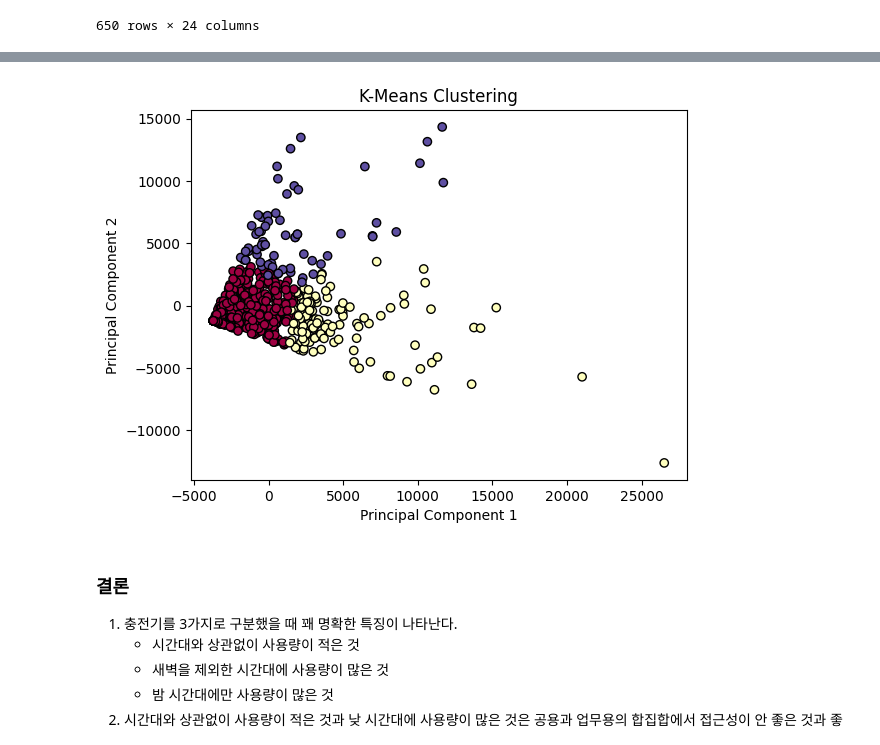
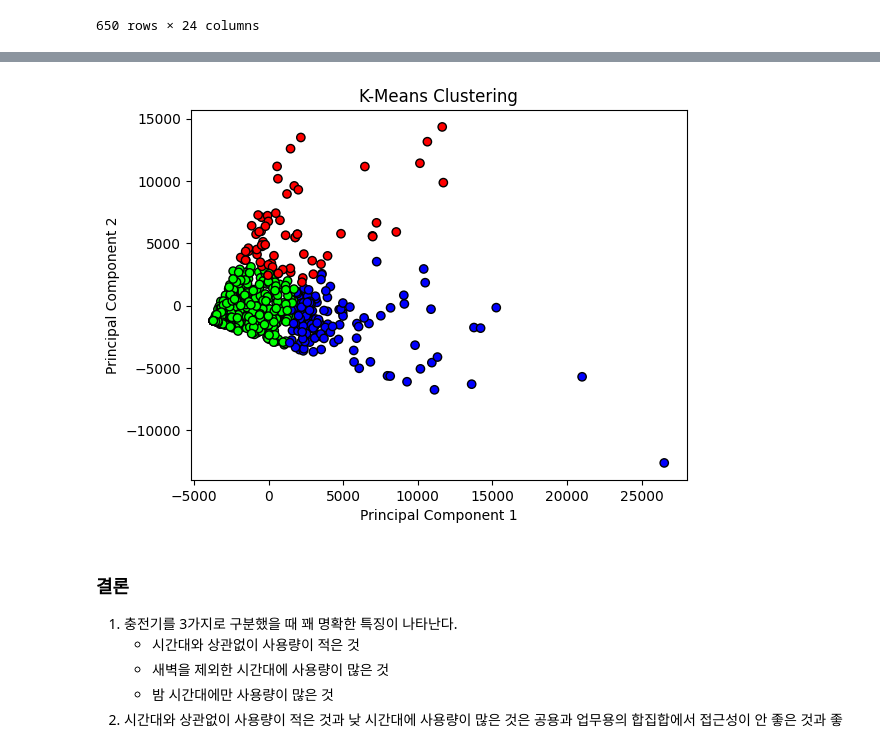
Before and after one commit to sgshmn/ev_charger_clustering, a Jupyter notebook: analysis.ipynb, the cells around one changed output, grey strips where cells are left out. Saved outputs shown, nothing was run; the diff lists cells and outputs as text; code cells hidden in the pictures.

```diff
--- a/analysis.ipynb
+++ b/analysis.ipynb
@@ -330,18 +344,22 @@ plt.show()
 # %%
 # 결과가 잘 보이도록 차원축소를 한다
+# %%
+# 커스텀 cmap. 같은 색을 내는 cmap이 없어서 만들었다.
+colors = ['#00FF00', '#0000FF', '#FF0000']
+custom_cmap = LinearSegmentedColormap.from_list('my_cmap', colors)
 # %%
 # 2차원으로 시각화하기 위해 PCA를 사용하여 2차원으로 축소
 pca = PCA(n_components=2)
 id_time_charge_df_pca = pca.fit_transform(id_time_charge_df)
 
 # 클러스터링 결과 시각화
-plt.scatter(id_time_charge_df_pca[:, 0], id_time_charge_df_pca[:, 1], c=labels, cmap='Spectral', edgecolor='k')
+plt.scatter(id_time_charge_df_pca[:, 0], id_time_charge_df_pca[:, 1], c=labels, cmap=custom_cmap, edgecolor='k') # , cmap='Spectral'
 plt.title('K-Means Clustering')
 plt.xlabel('Principal Component 1')
 plt.ylabel('Principal Component 2')
 plt.show()
 # %% [output]
-[figure, old version]
+[figure, new version]
 # %%
 # 잘 구분되는 것을 알 수 있다
 # %% [markdown]
```
Also changed, not shown: parts of 10 cells of this notebook.
